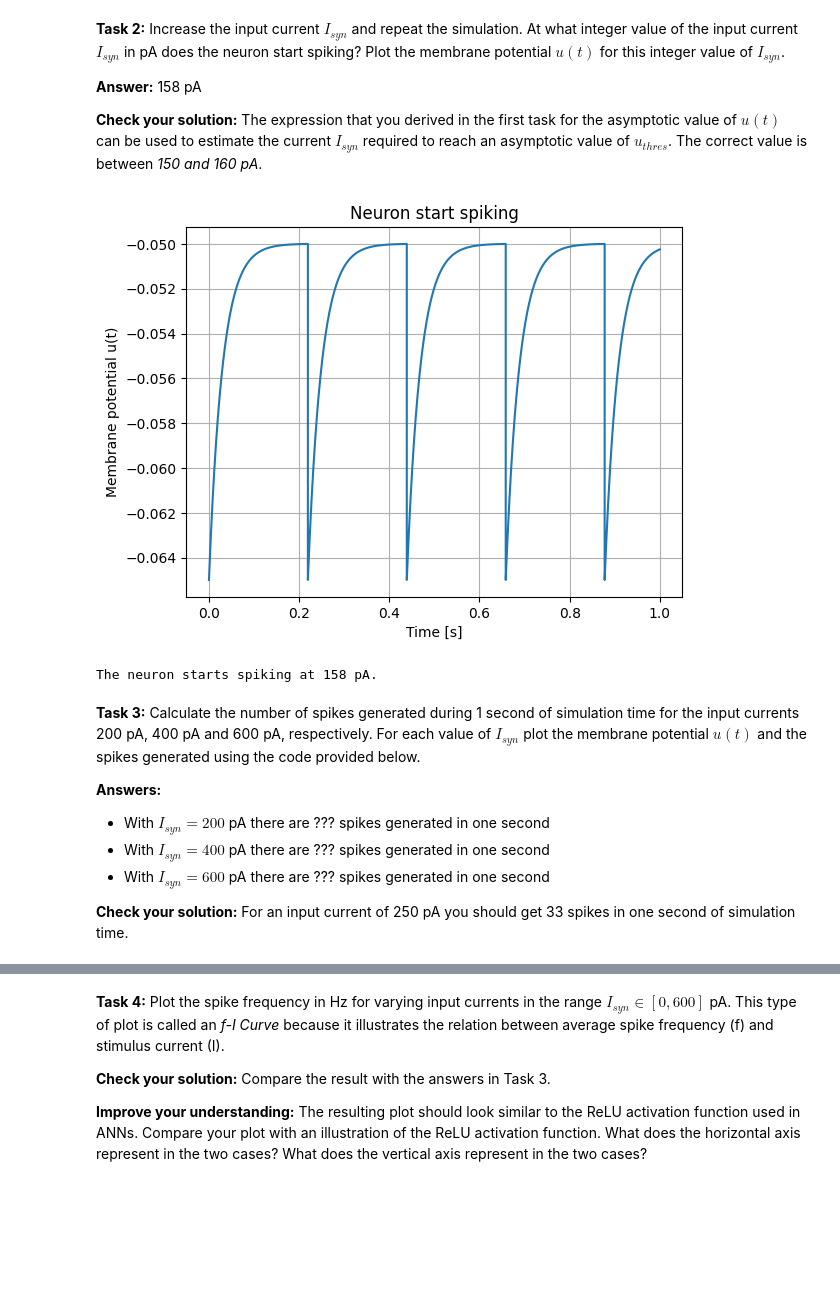
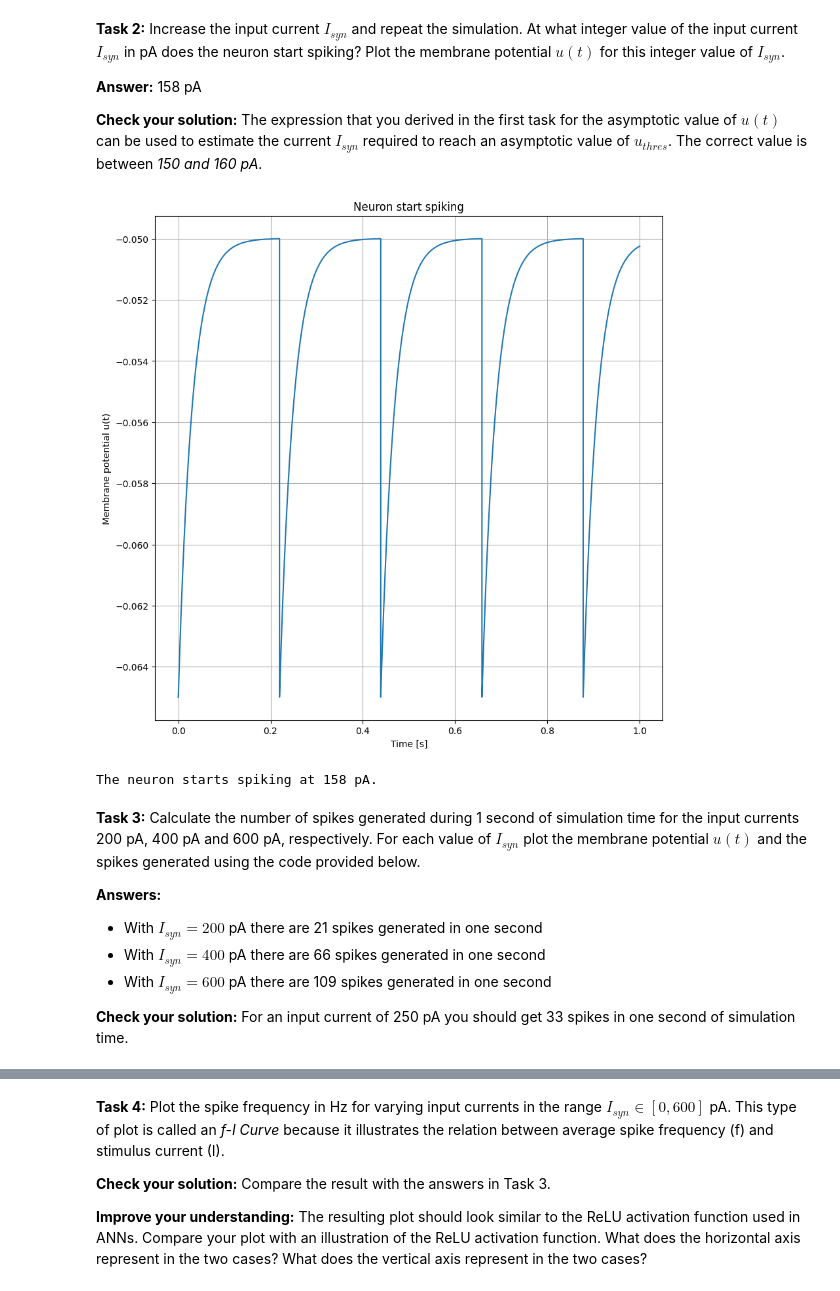
Before and after one commit to afy/d7046e-snn1, a Jupyter notebook: SNN-Exercise-1.ipynb, the cells around one changed output, grey strips where cells are left out. Drawn from its saved outputs; the diff is of its cells as text; code cells hidden in the pictures; blank space fills up the shorter version.

```diff
--- a/SNN-Exercise-1.ipynb
+++ b/SNN-Exercise-1.ipynb
@@ -64,16 +64,19 @@ dt = 1e-5
 # Neuron parameters
 R       = 95e6  # Membrane resistance [ohms]
 tau_m   = 30e-3 # Membrane time constant [seconds]
-u_rest  = -65   # Resting potential [mV]
+u_rest  = -65e-3   # Resting potential [mV]
 u_reset = u_rest # Reset potential [mV]
-u_thres = -50    # Threshold potential [mV]
-I_syn = 50e-12  # 50 pA, Set input current from synapses
+u_thres = -50e-3    # Threshold potential [mV]
 # %%
 # Set input current from synapses
 I_syn = 50e-12  # 50 pA
 
 # function to simulate the membrane potential of a LIF neuron
 def simulate_LIF_neuron(I_syn, duration=1, dt=1e-5):
+
+    # Neuron identifier, only one neuron in this simulation
+    n_id = 0
+
     # Initialize parameters
     t_i = []        # Time array
     u_i = []        # Membrane potential array
@@ -123,63 +126,35 @@ plt.show()
 **Check your solution:** The expression that you derived in the first task for the asymptotic value of $u(t)$ can be used to estimate the current $I_{syn}$ required to reach an asymptotic value of $u_{thres}$. The correct value is between *150 and 160 pA*.
 # %%
 # Code for Task 2
-def simulate_LIF_neuron(I_syn, duration=1, dt=1e-5):
-    # Initialize parameters
-    t_i = []        # Time array
-    u_i = []        # Membrane potential array
-    t_spike = []    # Spike times
-    n_spike = []    # Neuron IDs for spikes
 
-    # Initial conditions
-    t = 0
-    u = u_rest      # Reset the membrane potential
-
-    # Perform the simulation
-    while t <= duration:
-        # Euler forward step
-        du_dt = (-(u - u_rest) + R * I_syn) / tau_m
-        u += du_dt * dt
-        u_i.append(u)  # Store membrane potential
-
-        # Spike condition
-        if u >= u_thres:
-            t_spike.append(t)    # Record spike time
-            n_spike.append(n_id) # Record neuron ID
-            u = u_reset         # Reset membrane potential
-
-        # Store time
-        t_i.append(t)
-        t += dt
-
-    return t_i, u_i, t_spike, n_spike
-
-# Determine when the neuron starts spiking
-while not t_spike:
-    # Increment the input current until the neuron starts spiking
-    I_syn += 50e-12
-    t_i, u_i, t_spike, n_spike = simulate_LIF_neuron(I_syn)
+Inc_syn = 1e-12
+while True:
+    Inc_syn += 1e-12
+    t_i, u_i, t_spike, n_spike = simulate_LIF_neuron(Inc_syn)
+    if len(t_spike) > 0:
+        break
 
 # Plot membrane potential
 plt.plot(t_i, u_i)
 plt.xlabel('Time [s]')
 plt.ylabel('Membrane potential u(t)')
 plt.title('Neuron start spiking')
 plt.grid()
 plt.show()
 
 # Output the value of I_syn when the neuron starts spiking
-print(f"The neuron starts spiking at {I_syn*1e12:.0f} pA.")
+print(f"The neuron starts spiking at {Inc_syn*1e12:.0f} pA.")
 # %% [output]
-[figure, old version]
+[figure, new version]
 The neuron starts spiking at 158 pA.
 # %% [markdown]
 **Task 3:** Calculate the number of spikes generated during 1 second of simulation time for the input currents 200 pA, 400 pA and 600 pA, respectively. For each value of $I_{syn}$ plot the membrane potential $u(t)$ and the spikes generated using the code provided below.
 
 **Answers:**
 
-* With $I_{syn}=200$ pA there are ??? spikes generated in one second
-* With $I_{syn}=400$ pA there are ??? spikes generated in one second
-* With $I_{syn}=600$ pA there are ??? spikes generated in one second
+* With $I_{syn}=200$ pA there are 21 spikes generated in one second
+* With $I_{syn}=400$ pA there are 66 spikes generated in one second
+* With $I_{syn}=600$ pA there are 109 spikes generated in one second
 
 **Check your solution:** For an input current of 250 pA you should get 33 spikes in one second of simulation time.
 # %%
```
Also changed, not shown: parts of 2 cells of this notebook, 1 other file.
